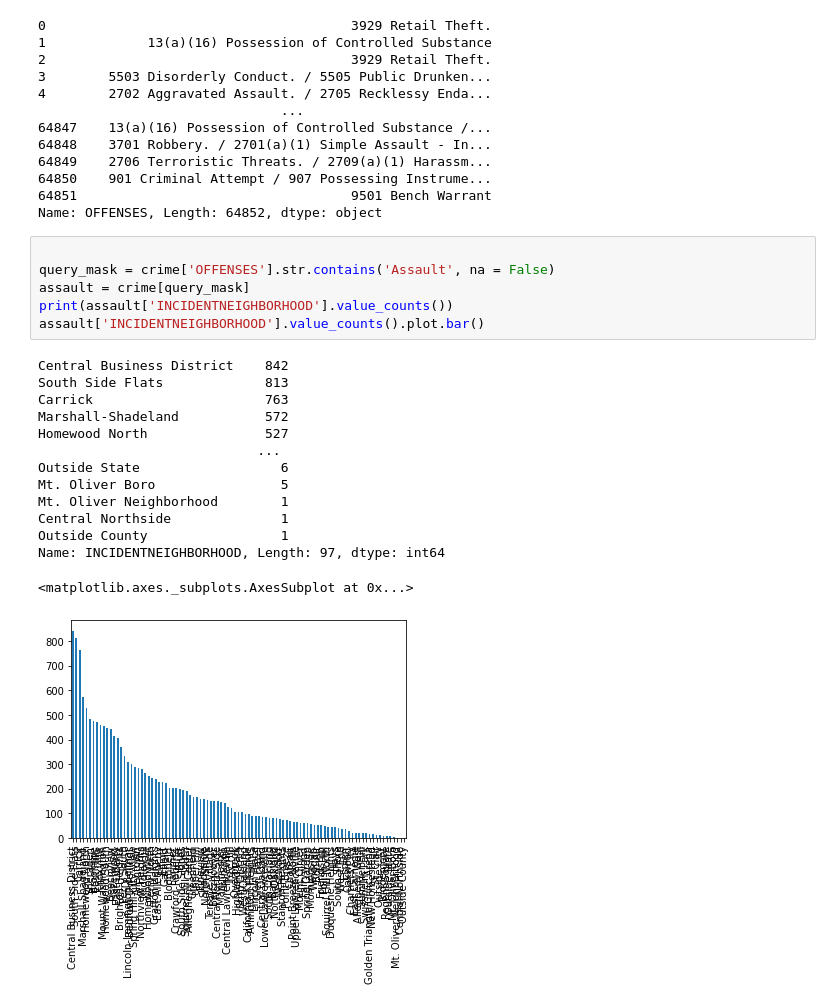
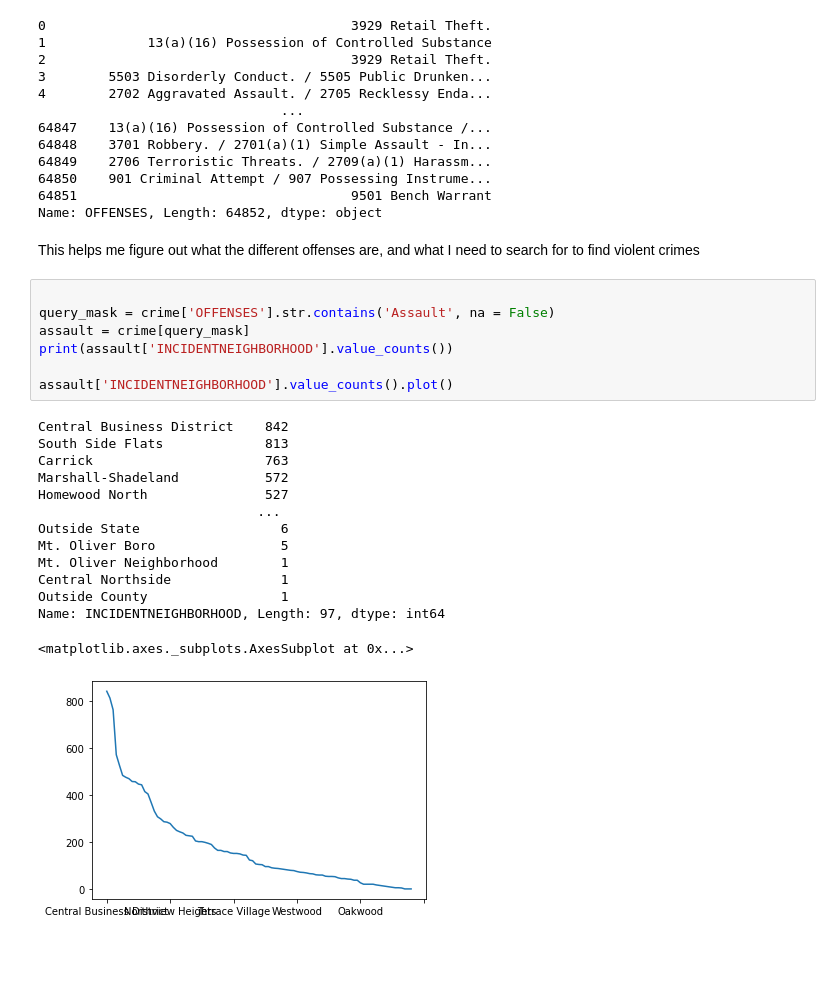
Before and after one commit to pww56/Group-23-Final-Project, a Jupyter notebook: Crime.ipynb, the cells around one changed output. Drawn from its saved outputs; the diff is of its cells as text; blank space fills up the shorter version.

```diff
--- a/Crime.ipynb
+++ b/Crime.ipynb
@@ -49,24 +60,27 @@ print(crime['OFFENSES'])
 64850    901 Criminal Attempt / 907 Possessing Instrume...
 64851                                   9501 Bench Warrant
 Name: OFFENSES, Length: 64852, dtype: object
+# %% [markdown]
+This helps me figure out what the different offenses are, and what I need to search for to find violent crimes
 # %%
 
 query_mask = crime['OFFENSES'].str.contains('Assault', na = False)
 assault = crime[query_mask]
 print(assault['INCIDENTNEIGHBORHOOD'].value_counts())
-assault['INCIDENTNEIGHBORHOOD'].value_counts().plot.bar()
+
+assault['INCIDENTNEIGHBORHOOD'].value_counts().plot()
 # %% [output]
 Central Business District    842
 South Side Flats             813
 Carrick                      763
 Marshall-Shadeland           572
 Homewood North               527
                             ...
 Outside State                  6
 Mt. Oliver Boro                5
 Mt. Oliver Neighborhood        1
 Central Northside              1
 Outside County                 1
 Name: INCIDENTNEIGHBORHOOD, Length: 97, dtype: int64
 <matplotlib.axes._subplots.AxesSubplot at 0x...>
-[figure, old version]
+[figure, new version]
```
Also changed, not shown: parts of 10 cells of this notebook.
